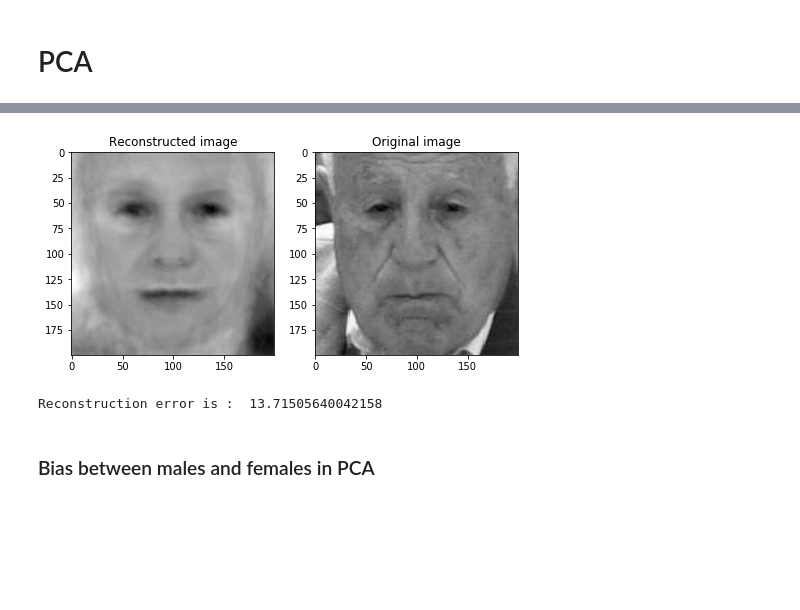
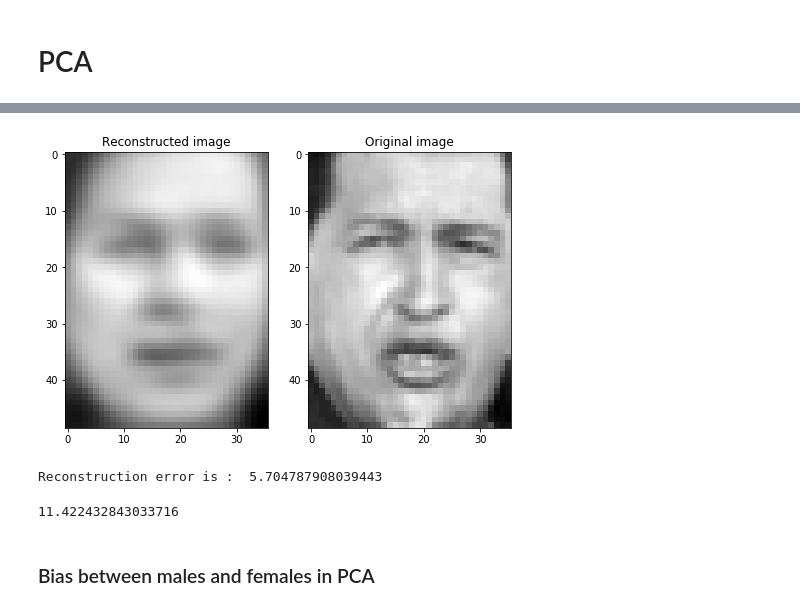
Before and after one commit to mehdibnc/Fair_PCA, a Jupyter notebook: Fair_PCA.ipynb, the cells around one changed output, grey strips where cells are left out. Saved outputs shown, nothing was run; the diff lists cells and outputs as text; code cells hidden in the pictures; blank space fills up the shorter version.

```diff
--- a/Fair_PCA.ipynb
+++ b/Fair_PCA.ipynb
@@ -61,2 +107,4 @@ all_faces.shape
+# %%
+shape = (49, 36)
 # %% [markdown]
 # PCA
@@ -65,3 +110,0 @@ from sklearn.decomposition import PCA
-# %%
-faces_pca = PCA(n_components=20)
-faces_pca.fit(all_faces)
@@ -74,3 +111,12 @@ projected = faces_pca.inverse_transform(components) #Reconstruction of the origi
+# %%
+def pca(X, d):
+    u, e, v = np.linalg.svd(X)
+    U = np.outer(u[:, 0], v[0, :]) * e[0]
+    for i in range(1,d):
+        U += np.outer(u[:, i], v[i, :]) * e[i]
+    return U
+# %%
+projected = pca(all_faces, 20)
 # %%
 projected.shape
 # %% [output]
@@ -78,14 +124,18 @@ projected.shape
 # %%
 fig, axes = plt.subplots(nrows=1, ncols=2, figsize=(8,8))
-axes[0].imshow(projected[2].reshape((200,200)), cmap='gray')
+axes[0].imshow(projected[2].reshape(shape), cmap='gray')
 axes[0].set_title("Reconstructed image")
-axes[1].imshow(np.array(all_faces)[2].reshape((200,200)), cmap='gray')
+axes[1].imshow(np.array(all_faces)[2].reshape(shape), cmap='gray')
 axes[1].set_title("Original image")
 plt.show()
-print("Reconstruction error is : ", np.sqrt(np.sum(np.square(np.array(all_faces)[2].reshape((200,200)) - projected[2].reshape((200,200))))))
+print("Reconstruction error is : ", np.sum(np.square(np.array(all_faces)[2].reshape(shape) - projected[2].reshape(shape))))
 # %% [output]
-[figure, old version]
+[figure, new version]
-Reconstruction error is :  13.71505640042158
+Reconstruction error is :  5.704787908039443
+# %%
+RE_error(all_faces, projected)
+# %% [output]
+11.422432843033716
 # %%
 #Computing reconstruction error
 def RE_error(df1, df2):
```
Also changed, not shown: parts of 39 cells of this notebook.
